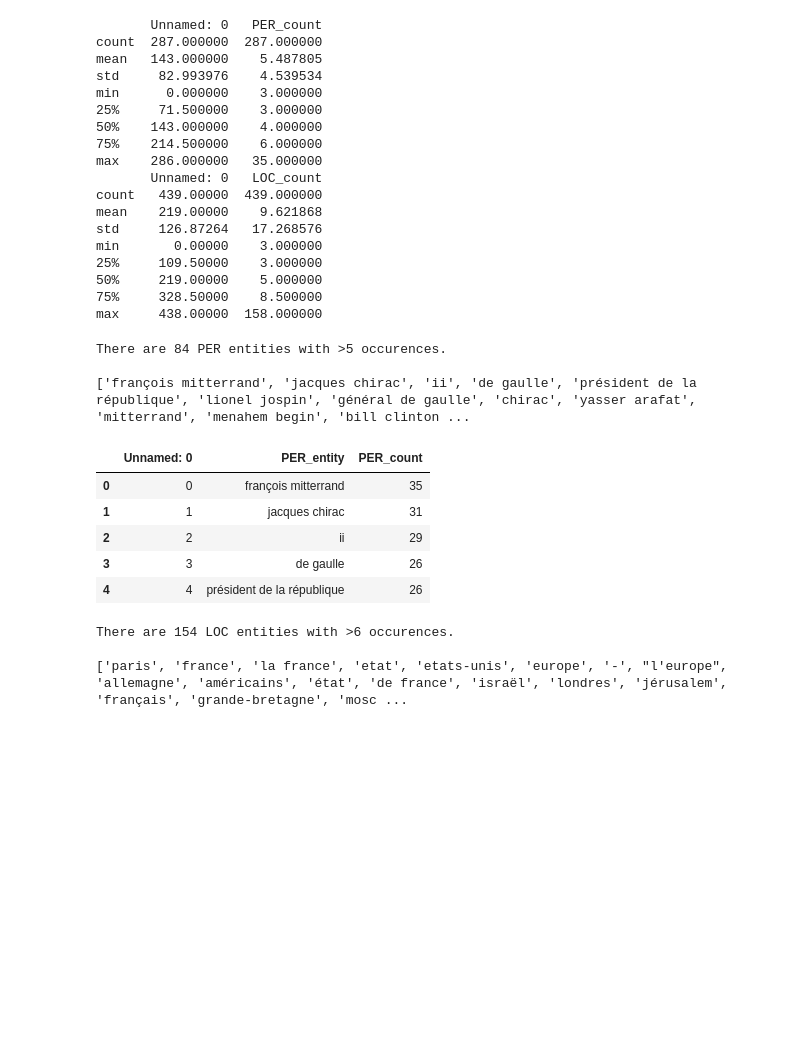
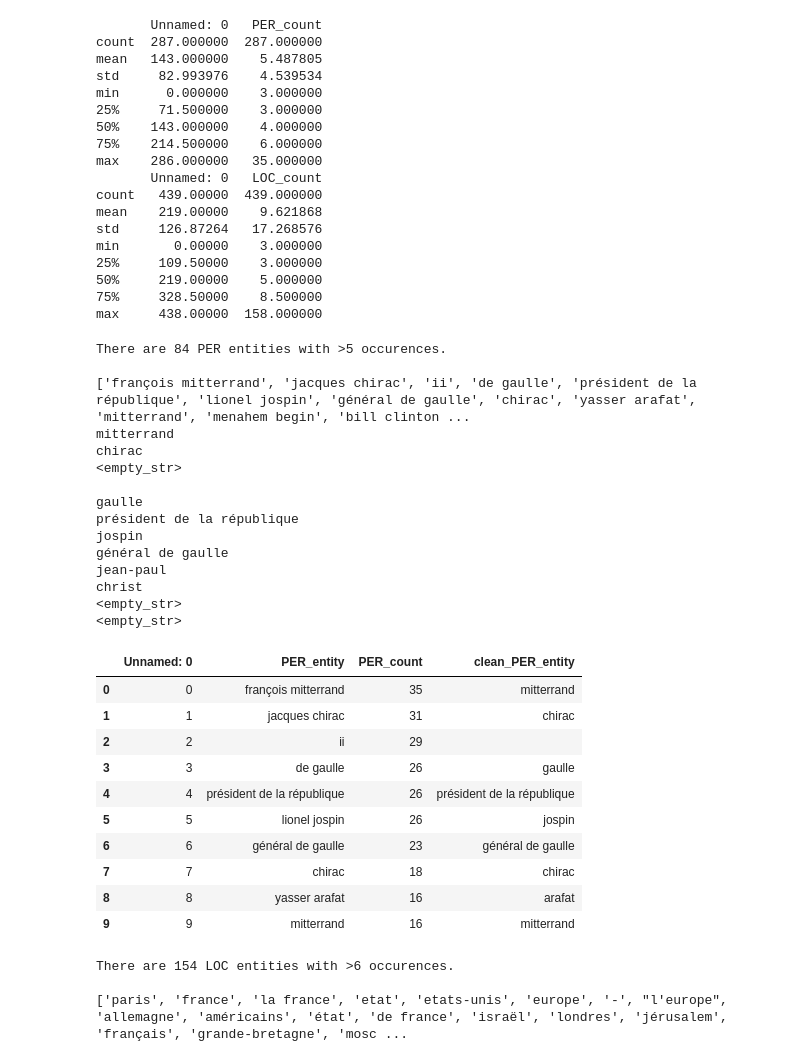
Before and after one commit to ldelille/nlp-archives, a Jupyter notebook: 02_TopicModeling_stemmer.ipynb, the cells around one changed output. Cells and saved outputs as stored; diff of their text form; code cells hidden in the pictures; blank space fills up the shorter version.

Commit message:
cleaned imports, PER entities and kmeans pipeline

```diff
--- a/02_TopicModeling_stemmer.ipynb
+++ b/02_TopicModeling_stemmer.ipynb
@@ -722,21 +730,61 @@ min       0.00000    3.000000
 50%     219.00000    5.000000
 75%     328.50000    8.500000
 max     438.00000  158.000000
-# %%
-PER_highest=PER_df[PER_df['PER_count']>5]
-print("There are %s PER entities with >5 occurences.\n" %len(PER_highest))
-print(list(PER_highest.PER_entity))
-PER_highest[:5]
-# %% [output]
-There are 84 PER entities with >5 occurences.
-
-['françois mitterrand', 'jacques chirac', 'ii', 'de gaulle', 'président de la république', 'lionel jospin', 'général de gaulle', 'chirac', 'yasser arafat', 'mitterrand', 'menahem begin', 'bill clinton ...
-|  | Unnamed: 0 | PER_entity | PER_count |
-| 0 | 0 | françois mitterrand | 35 |
-| 1 | 1 | jacques chirac | 31 |
-| 2 | 2 | ii | 29 |
-| 3 | 3 | de gaulle | 26 |
-| 4 | 4 | président de la république | 26 |
+# %%
+PER_highest=PER_df[PER_df['PER_count']>5]
+print("There are %s PER entities with >5 occurences.\n" %len(PER_highest))
+print(list(PER_highest.PER_entity))
+PER_highest[:5]
+
+def clean_PER(per_str):
+    if per_str in ['i', 'ii', 'iii', 'iv', '-', 'xiv']:
+        print('<empty_str>')
+        return ''
+    per_split=per_str.split(' ') # split on whute spaces
+    per_split=[w.strip('-') for w in per_split if w.strip('-') not in ['', ' ', 'i', 'ii', 'iii', 'iv', '-', 'xiv']] # strip "-"
+    if len(per_split)==1:
+        return per_split[0]
+    if len(per_split)==2:
+        return per_split[1] # assumption: we have first name and family name
+    else:
+        if "président" in per_split or "général" in per_split:
+            return ' '.join(per_split)
+        else:
+            return ' '.join(per_split[1:])
+
+test = ['françois mitterrand', 'jacques chirac', 'ii', 'de gaulle', 'président de la république', 'lionel jospin', 'général de gaulle', 'jean-paul ii', 'christ']
+for name in test:
+    print(clean_PER(name))
+
+PER_df['clean_PER_entity']=PER_df['PER_entity'].apply(lambda x:clean_PER(x))
+PER_df.head(10)
+# %% [output]
+There are 84 PER entities with >5 occurences.
+
+['françois mitterrand', 'jacques chirac', 'ii', 'de gaulle', 'président de la république', 'lionel jospin', 'général de gaulle', 'chirac', 'yasser arafat', 'mitterrand', 'menahem begin', 'bill clinton ...
+mitterrand
+chirac
+<empty_str>
+
+gaulle
+président de la république
+jospin
+général de gaulle
+jean-paul
+christ
+<empty_str>
+<empty_str>
+|  | Unnamed: 0 | PER_entity | PER_count | clean_PER_entity |
+| 0 | 0 | françois mitterrand | 35 | mitterrand |
+| 1 | 1 | jacques chirac | 31 | chirac |
+| 2 | 2 | ii | 29 |  |
+| 3 | 3 | de gaulle | 26 | gaulle |
+| 4 | 4 | président de la république | 26 | président de la république |
+| 5 | 5 | lionel jospin | 26 | jospin |
+| 6 | 6 | général de gaulle | 23 | général de gaulle |
+| 7 | 7 | chirac | 18 | chirac |
+| 8 | 8 | yasser arafat | 16 | arafat |
+| 9 | 9 | mitterrand | 16 | mitterrand |
 # %%
 LOC_highest=LOC_df[LOC_df['LOC_count']>6]
 print("There are %s LOC entities with >6 occurences.\n" %len(LOC_highest))
```
Also changed, not shown: parts of 19 cells of this notebook.
